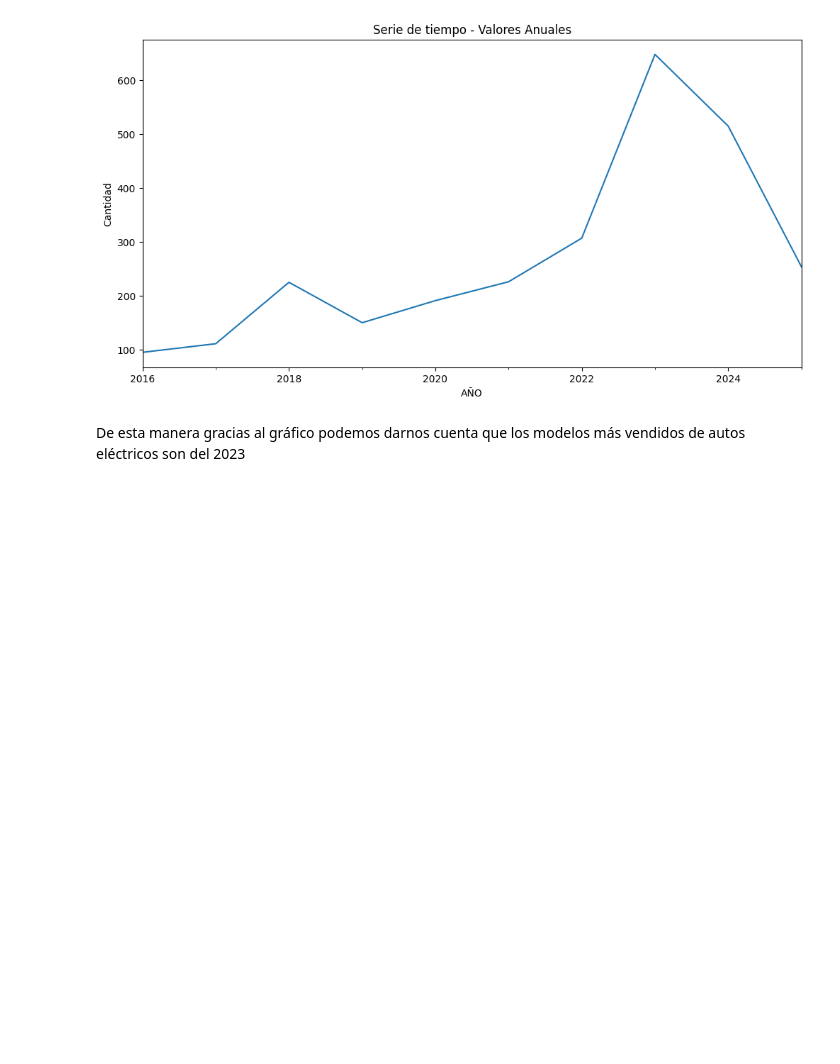
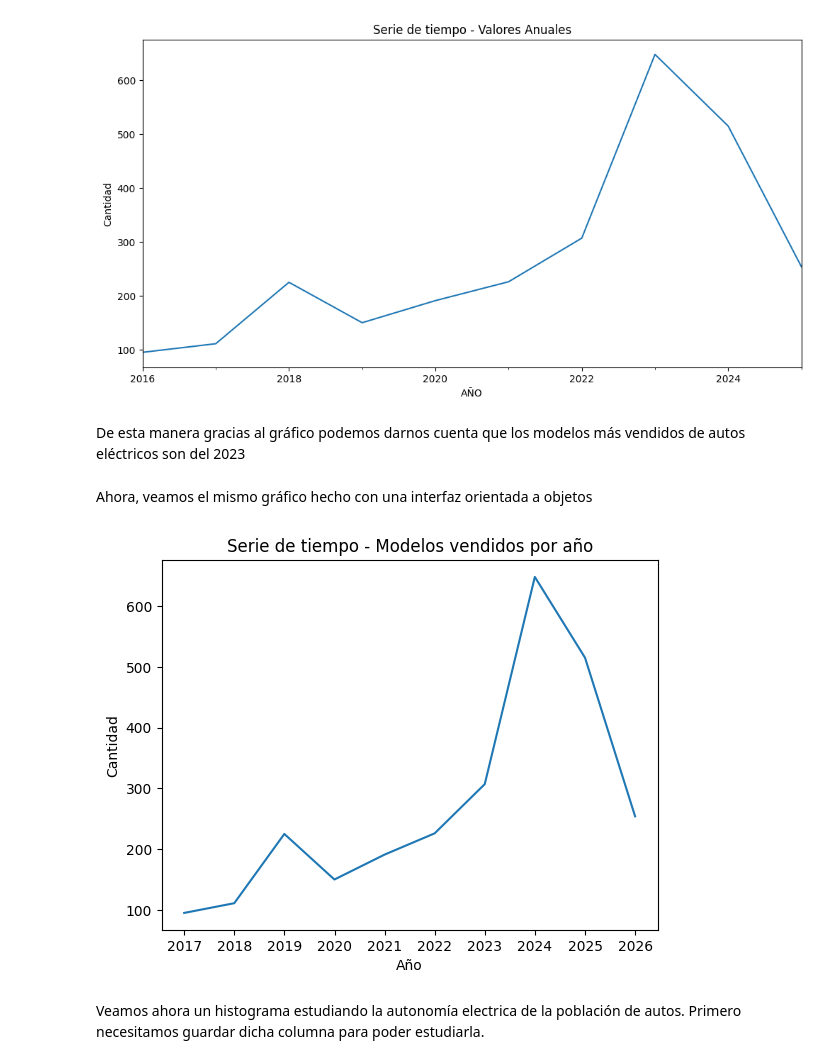
Before and after one commit to Tarde98/DataScienceI, a Jupyter notebook: dataSetTardella.ipynb, the cells around one changed output. Saved outputs shown, nothing was run; the diff lists cells and outputs as text; code cells hidden in the pictures; blank space fills up the shorter version.

```diff
--- a/dataSetTardella.ipynb
+++ b/dataSetTardella.ipynb
@@ -223,3 +256,21 @@ plt.show()
 [figure]
 # %% [markdown]
 De esta manera gracias al gráfico podemos darnos cuenta que los modelos más vendidos de autos eléctricos son del 2023
+# %% [markdown]
+Ahora, veamos el mismo gráfico hecho con una interfaz orientada a objetos
+# %%
+x = serie_anual
+y = cant_por_anio
+
+fig, ax = plt.subplots()
+
+ax.plot(x, y)
+ax.set_xlabel("Año")
+ax.set_ylabel("Cantidad")
+ax.set_title("Serie de tiempo - Modelos vendidos por año")
+
+plt.show()
+# %% [output]
+[figure, added]
+# %% [markdown]
+Veamos ahora un histograma estudiando la autonomía electrica de la población de autos. Primero necesitamos guardar dicha columna para poder estudiarla.
```
Also changed, not shown: parts of 4 cells of this notebook.
